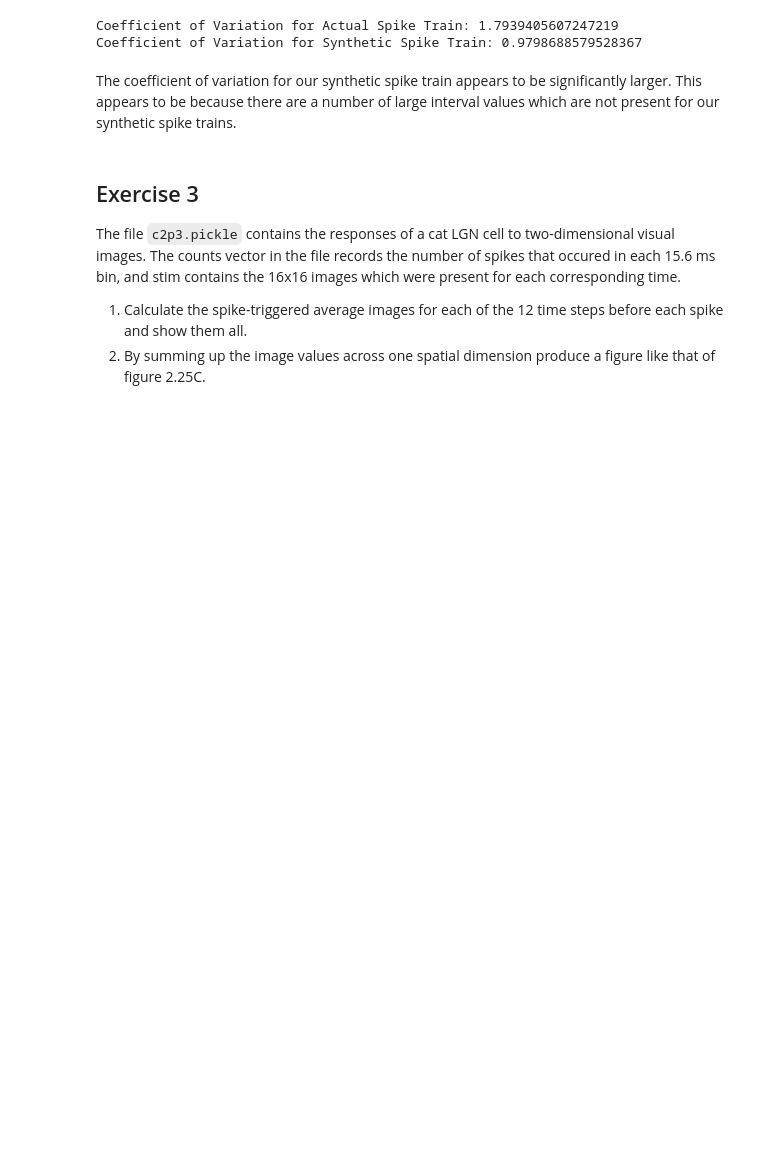
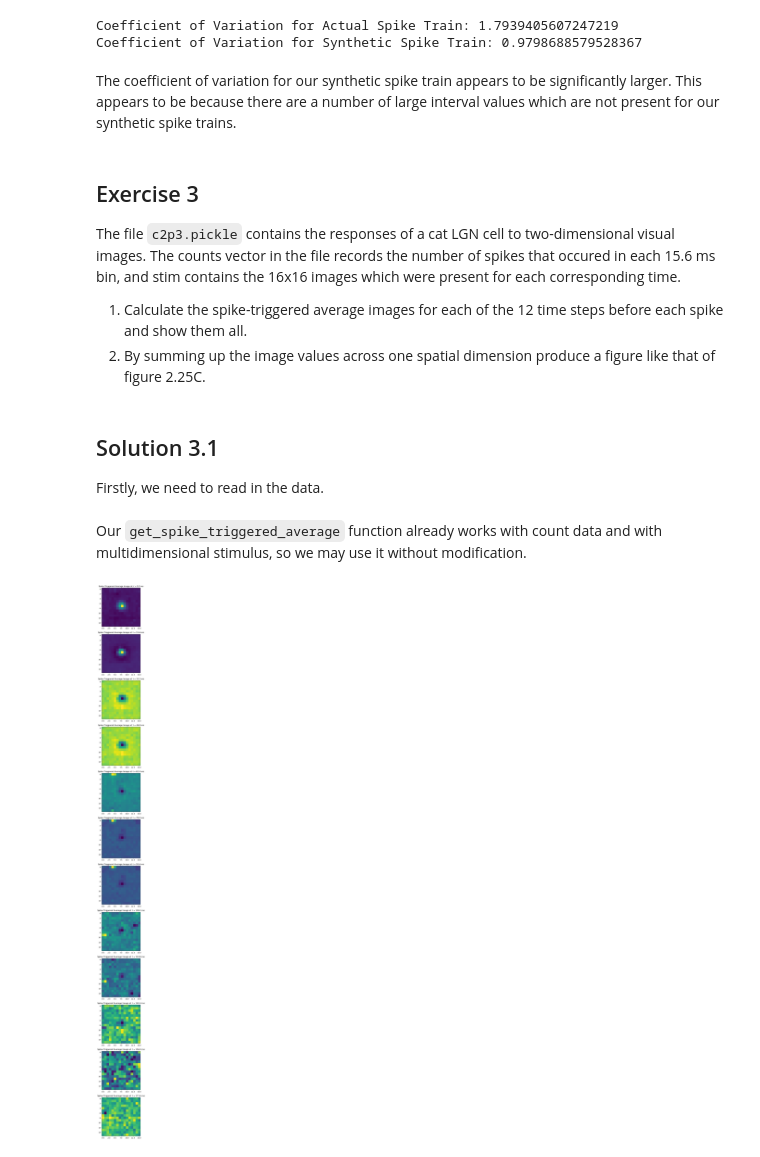
Before and after one commit to JKilgallen/theoretical_neuroscience, a Jupyter notebook: exercises/c2.ipynb, the cells around one changed output. Saved outputs shown, nothing was run; the diff lists cells and outputs as text; code cells hidden in the pictures; blank space fills up the shorter version.

Commit message:
Added solutions to exercise 3.

```diff
--- a/exercises/c2.ipynb
+++ b/exercises/c2.ipynb
@@ -191,7 +191,7 @@ with open('data/c1p8.pickle', 'rb') as f:
 rho = data['rho']
 stim = data['stim']
 # %%
-def get_spike_triggered_average(rho, stim, T, dt, tau):
+def get_spike_triggered_average(rho, stim, T, dt, tau, time_axis = None):
     """
     Calculates the spike-triggered average stimulus.
 
@@ -207,7 +207,8 @@ def get_spike_triggered_average(rho, stim, T, dt, tau):
         The temporal resolution of the stimulus array.
     tau : float
         The time lag to calculate the spike-triggered average for in seconds.
-
+    time_axis : int
+        The axis which orders the stimulus array by time. (Default is None)
     Returns
     -------
     C : float
@@ -215,8 +216,8 @@ def get_spike_triggered_average(rho, stim, T, dt, tau):
     """
 
     n = sum(rho)
-    s_tau = np.roll(stim, int(tau/dt))
-    C = (1/n)*np.sum(rho*s_tau)
+    s_tau = np.roll(stim, int(tau/dt), axis = time_axis)
+    C = (1/n)*np.sum(rho*s_tau, axis = time_axis)
 
     return C
 # %%
@@ -490,3 +491,23 @@ The coefficient of variation for our synthetic spike train appears to be signifi
 The file `c2p3.pickle` contains the responses of a cat LGN cell to two-dimensional visual images. The counts vector in the file records the number of spikes that occured in each 15.6 ms bin, and stim contains the 16x16 images which were present for each corresponding time.
 1. Calculate the spike-triggered average images for each of the 12 time steps before each spike and show them all.
 2. By summing up the image values across one spatial dimension produce a figure like that of figure 2.25C.
+# %% [markdown]
+## Solution 3.1
+Firstly, we need to read in the data.
+# %%
+with open('data/c2p3.pickle', 'rb') as f:
+    data = pkl.load(f)
+counts = data['counts']
+stim = np.transpose(data['stim'], (0, 2, 1))
+# %% [markdown]
+Our `get_spike_triggered_average` function already works with count data and with multidimensional stimulus, so we may use it without modification.
+# %%
+sta_im = np.array([get_spike_triggered_average(counts, stim, len(counts)*0.0156, 0.0156, tau*0.0156, 1) for tau in range(12)])
+
+fig, axs = plt.subplots(12)
+fig.set_figheight(60)
+for i in range(12):
+    axs[i].imshow(sta_im[i])
+    axs[i].set_title(r'Spike-Triggered Average Image at $\tau=$' + '{} ms'.format(i*15.6))
+# %% [output]
+[figure, added]
```
Also changed, not shown: parts of 3 cells of this notebook.
